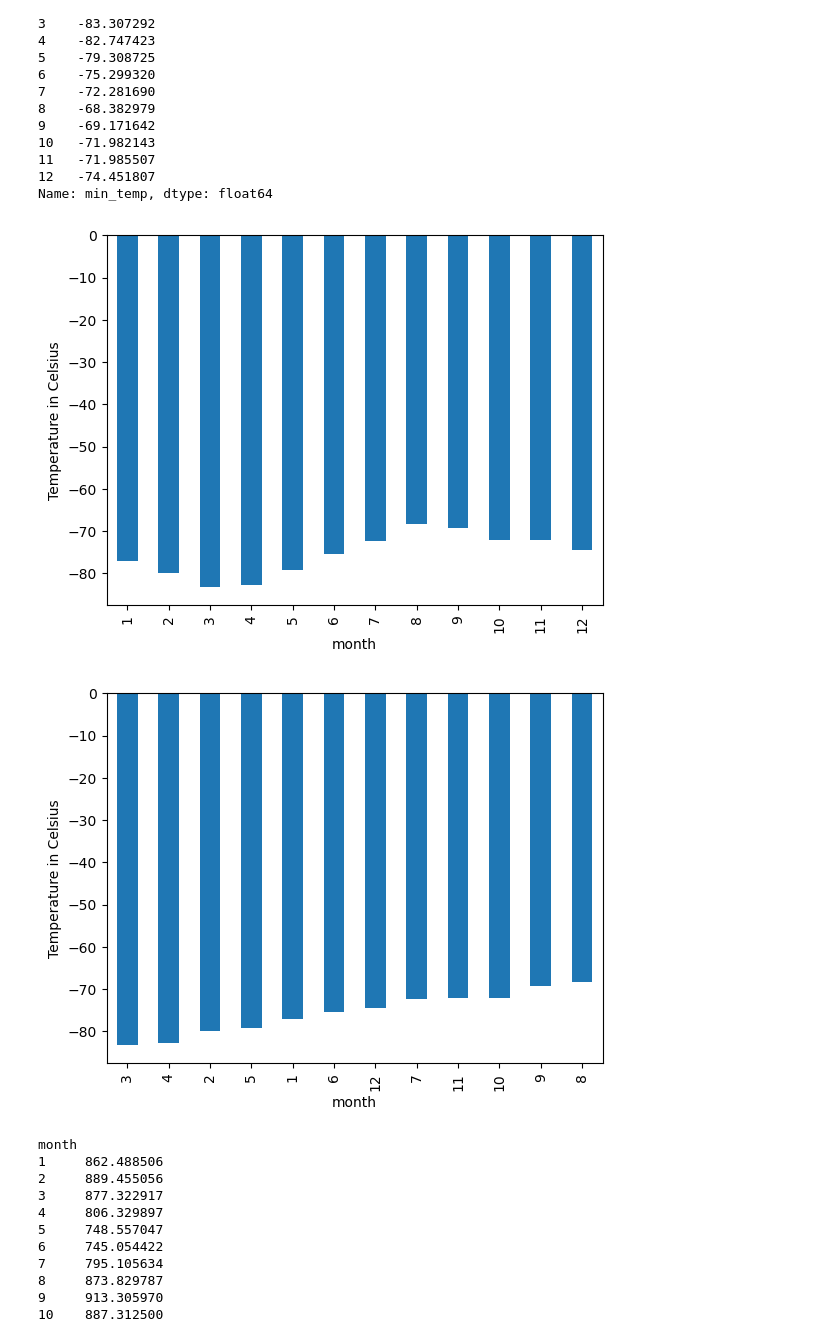
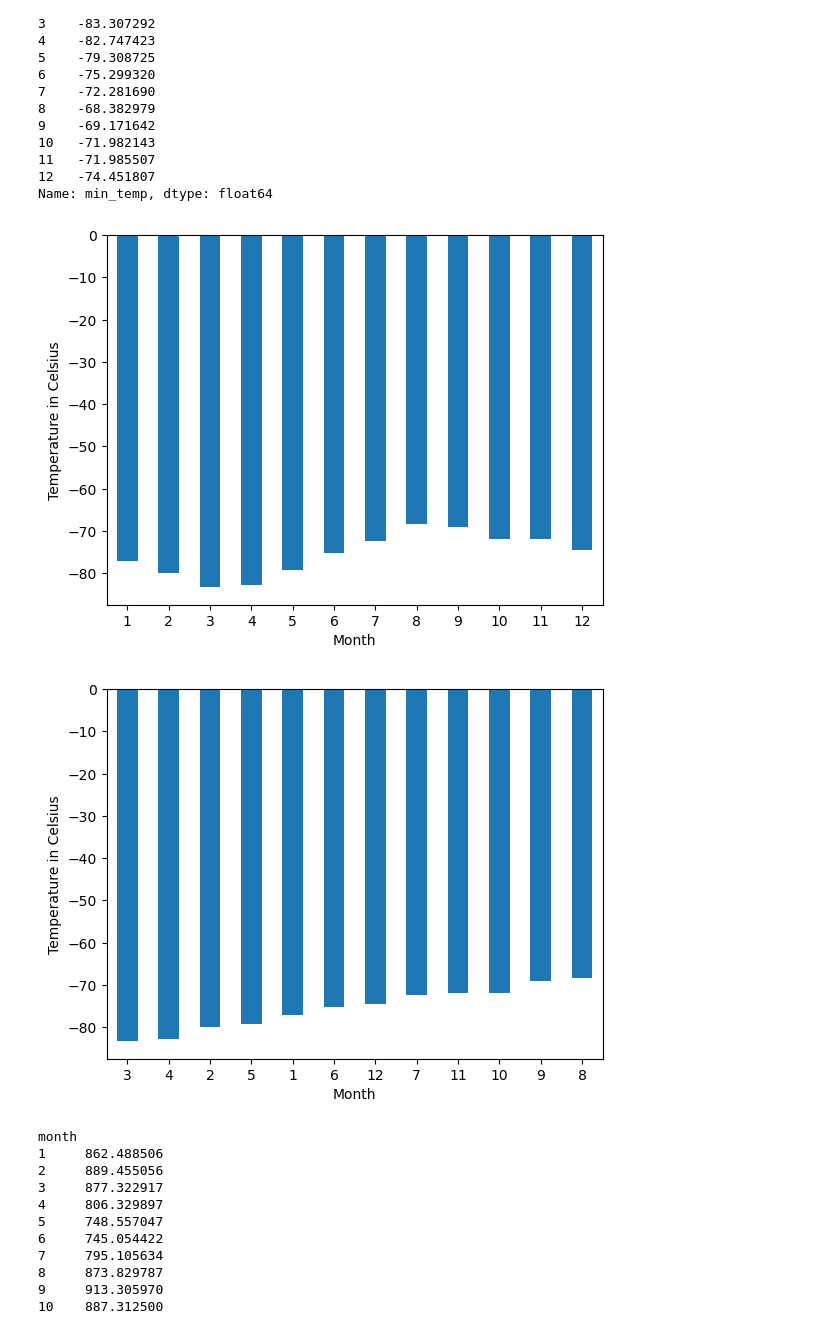
Before and after one commit to Dference/Web-Scraping-Challenge, a Jupyter notebook: Challenge_mars_weather.ipynb, the cells around one changed output. Cells and saved outputs as stored; diff of their text form; code cells hidden in the pictures.

```diff
--- a/Challenge_mars_weather.ipynb
+++ b/Challenge_mars_weather.ipynb
@@ -61,12 +63,10 @@ print(info_list)
 [['2', '2012-08-16', '10', '155', '6', '-75.0', '739.0'], ['13', '2012-08-17', '11', '156', '6', '-76.0', '740.0'], ['24', '2012-08-18', '12', '156', '6', '-76.0', '741.0'], ['35', '2012-08-19', '13', ...
 # %%
 # Create a Pandas DataFrame by using the list of rows and a list of the column names
-id=
-terrestrial_date=
-sol=
-ls=
-month=
-min_temp=
-pressure=
+rows = info_list
+
+columns = ['id', 'terrestrial_date', 'sol', 'ls', 'month', 'min_temp', 'pressure']
+
+mars_df = pd.DataFrame(rows, columns=columns)
 # %%
 # Confirm DataFrame was created successfully
@@ -99,2 +99,10 @@ dtype: object
+# %%
+# Change data types for data analysis
+mars_df['terrestrial_date'] = pd.to_datetime(mars_df['terrestrial_date'])
+mars_df['sol'] = mars_df['sol'].astype(int)
+mars_df['ls'] = mars_df['ls'].astype(int)
+mars_df['month'] = mars_df['month'].astype(int)
+mars_df['min_temp'] = mars_df['min_temp'].astype(float)
+mars_df['pressure'] = mars_df['pressure'].astype(float)
 # %%
 # Confirm type changes were successful by examining data types again
@@ -145,6 +175,8 @@ Name: month, dtype: int64
 1867
 # %%
 # 3. What is the average low temperature by month?
+avg_min = mars_df.groupby('month')['min_temp'].mean()
+avg_min
 # %% [output]
 month
 1    -77.160920
@@ -162,11 +194,17 @@ month
 Name: min_temp, dtype: float64
 # %%
 # Plot the average temperature by month
+avg_min.plot(kind='bar', xlabel='Month', ylabel='Temperature in Celsius')
+plt.xticks(rotation=0)
+plt.show()
 # %% [output]
-[figure, old version]
+[figure, new version]
 # %%
 # Identify the coldest and hottest months in Curiosity's location
+avg_min.sort_values().plot(kind='bar', xlabel='Month', ylabel='Temperature in Celsius')
+plt.xticks(rotation=0)
+plt.show()
 # %% [output]
-[figure, old version]
+[figure, new version]
 # %%
 # 4. Average pressure by Martian month
```
Also changed, not shown: parts of 13 cells of this notebook, 1 other file.
